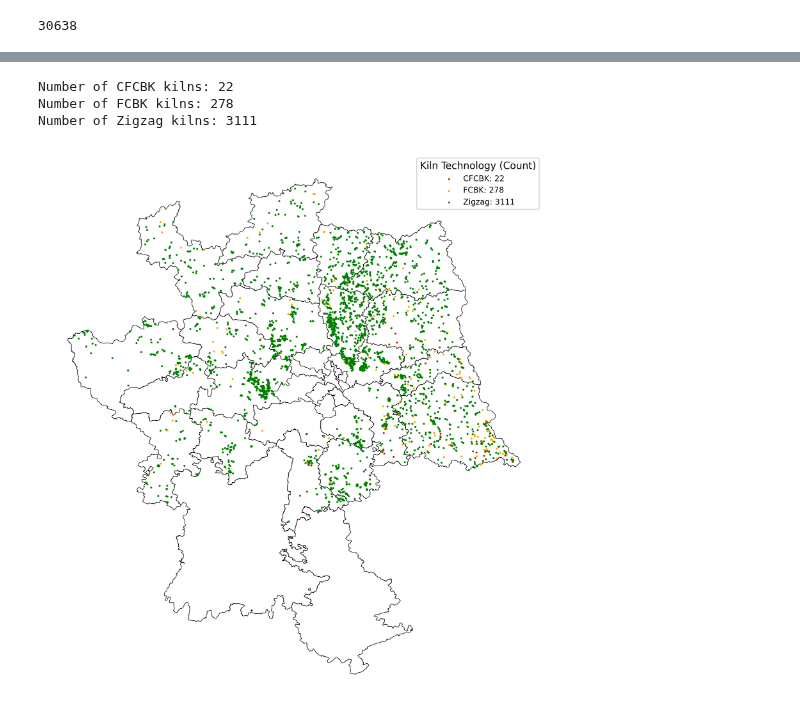
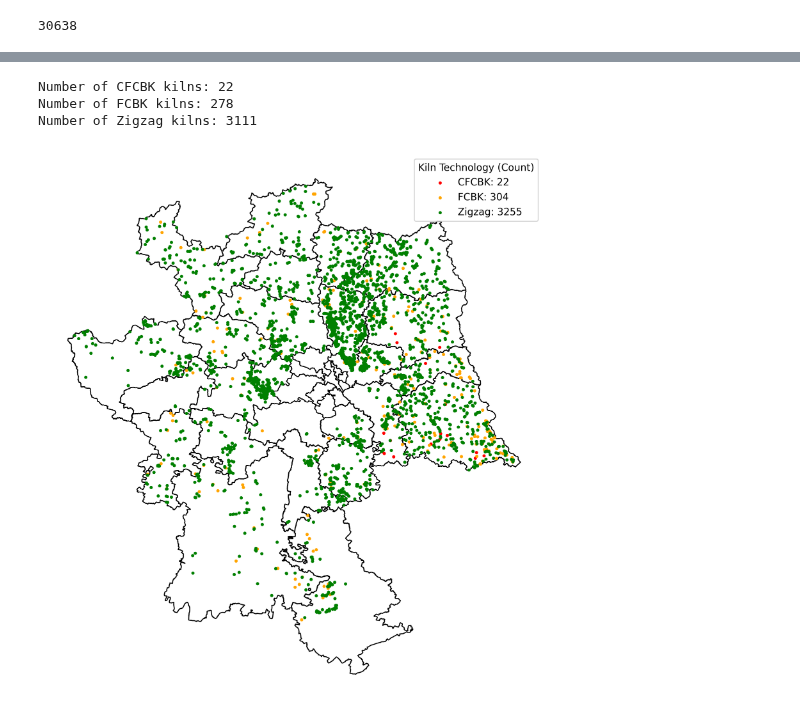
Before and after one commit to rishabh-mondal/ijcai_2025_kilns, a Jupyter notebook: notebooks/brick_kilns_plots.ipynb, the cells around one changed output, grey strips where cells are left out. Drawn from its saved outputs; the diff is of its cells as text; code cells hidden in the pictures.

```diff
--- a/notebooks/brick_kilns_plots.ipynb
+++ b/notebooks/brick_kilns_plots.ipynb
@@ -142,0 +161,9 @@ len(all_kilns_gdf)
+# %%
+kiln_locations_2 = []
+for state in ["alwar"]:
+    kiln_locations_2.append(gpd.read_file(f"../hand_validation_annotated/{state}/v1_potential_kiln_0_108.geojson").to_crs("EPSG:4326"))
+
+
+kiln_locations
+all_kilns_gdf_2 = pd.concat(kiln_locations_2, ignore_index=True)
+all_kilns_gdf_2.head(2)
@@ -142,0 +175,9 @@ len(all_kilns_gdf)
+# %%
+kiln_locations_3 = []
+for state in ["bharatpur"]:
+    kiln_locations_3.append(gpd.read_file(f"../hand_validation_annotated/{state}/v1_potential_kiln_0_99.geojson").to_crs("EPSG:4326"))
+
+
+kiln_locations_3
+all_kilns_gdf_3 = pd.concat(kiln_locations_3, ignore_index=True)
+all_kilns_gdf_3.head(2)
@@ -143,3 +189,5 @@ len(all_kilns_gdf)
 # %%
 ncr_kilns_gdf = gpd.sjoin(all_kilns_gdf, ncr_df, how="inner")
 ncr_kilns_gdf.head()
+ncr_kilns_gdf_2 = gpd.sjoin(all_kilns_gdf_2, ncr_df, how="inner")
+ncr_kilns_gdf_3 = gpd.sjoin(all_kilns_gdf_3, ncr_df, how="inner")
@@ -275,38 +368,62 @@ ncr_kilns_gdf = gpd.sjoin(all_kilns_gdf, ncr_df, how="inner")
 CFCBK_kilns = ncr_kilns_gdf[ncr_kilns_gdf["class_name"] == "CFCBK"]
 FCBK_kilns = ncr_kilns_gdf[ncr_kilns_gdf["class_name"] == "FCBK"]
 Zigzag_kilns = ncr_kilns_gdf[ncr_kilns_gdf["class_name"] == "Zigzag"]
+CFCBK_kilns_2 = ncr_kilns_gdf_2[ncr_kilns_gdf_2["class_name"] == "CFCBK"]
+FCBK_kilns_2 = ncr_kilns_gdf_2[ncr_kilns_gdf_2["class_name"] == "FCBK"]
+Zigzag_kilns_2 = ncr_kilns_gdf_2[ncr_kilns_gdf_2["class_name"] == "Zigzag"]
+CFCBK_kilns_3 = ncr_kilns_gdf_3[ncr_kilns_gdf_3["class_name"] == "CFCBK"]
+FCBK_kilns_3 = ncr_kilns_gdf_3[ncr_kilns_gdf_3["class_name"] == "FCBK"]
+Zigzag_kilns_3 = ncr_kilns_gdf_3[ncr_kilns_gdf_3["class_name"] == "Zigzag"]
+
 
 num_CFCBK = len(CFCBK_kilns)
 num_FCBK = len(FCBK_kilns)
 num_Zigzag = len(Zigzag_kilns)
+num_CFCBK_2 = len(CFCBK_kilns_2)
+num_FCBK_2 = len(FCBK_kilns_2)
+num_Zigzag_2 = len(Zigzag_kilns_2)
+num_CFCBK_3 = len(CFCBK_kilns_3)
+num_FCBK_3 = len(FCBK_kilns_3)
+num_Zigzag_3 = len(Zigzag_kilns_3)
+total_fcbk = num_FCBK + num_FCBK_2 + num_FCBK_3
+total_cfbck = num_CFCBK + num_CFCBK_2 + num_CFCBK_3
+total_zigzag = num_Zigzag + num_Zigzag_2 + num_Zigzag_3
+total_kilns = total_fcbk + total_cfbck + total_zigzag
 
 # Print counts for confirmation
 print(f"Number of CFCBK kilns: {num_CFCBK}")
 print(f"Number of FCBK kilns: {num_FCBK}")
 print(f"Number of Zigzag kilns: {num_Zigzag}")
 
 # Plot
 fig, ax = plt.subplots(dpi=300, figsize=(10, 10))
-ncr_df.plot(ax=ax, color="none", edgecolor="black", linewidth=0.5)
+ncr_df.plot(ax=ax, color="none", edgecolor="black", linewidth=1)
 
 # Scatter plot for each kiln type with counts in the legend
-scatter_CFCBK = ax.scatter(CFCBK_kilns.center_lon, CFCBK_kilns.center_lat, s=1, color='red', label=f"CFCBK: {num_CFCBK}")
-scatter_FCBK = ax.scatter(FCBK_kilns.center_lon, FCBK_kilns.center_lat, s=1, color='orange', label=f"FCBK: {num_FCBK}")
-scatter_Zigzag = ax.scatter(Zigzag_kilns.center_lon, Zigzag_kilns.center_lat, s=1, color='green', label=f"Zigzag: {num_Zigzag}")
+scatter_CFCBK = ax.scatter(CFCBK_kilns.center_lon, CFCBK_kilns.center_lat, s=5, color='red', label=f"CFCBK: {total_cfbck}")
+scatter_FCBK = ax.scatter(FCBK_kilns.center_lon, FCBK_kilns.center_lat, s=5, color='orange', label=f"FCBK: {total_fcbk}")
+scatter_Zigzag = ax.scatter(Zigzag_kilns.center_lon, Zigzag_kilns.center_lat, s=5, color='green', label=f"Zigzag: {total_zigzag}")
+scatter_CFCBK_2 = ax.scatter(CFCBK_kilns_2.center_lon, CFCBK_kilns_2.center_lat, s=5,color='red')
+scatter_FCBK_2 = ax.scatter(FCBK_kilns_2.center_lon, FCBK_kilns_2.center_lat, s=5,color='orange')
+scatter_Zigzag_2 = ax.scatter(Zigzag_kilns_2.center_lon, Zigzag_kilns_2.center_lat, s=5,color='green')
+scatter_CFCBK_3 = ax.scatter(CFCBK_kilns_3.center_lon, CFCBK_kilns_3.center_lat, s=5,color='red')
+scatter_FCBK_3 = ax.scatter(FCBK_kilns_3.center_lon, FCBK_kilns_3.center_lat, s=5,color='orange')
+scatter_Zigzag_3 = ax.scatter(Zigzag_kilns_3.center_lon, Zigzag_kilns_3.center_lat, s=5,color='green')
+
 
 # Add legend with formatted labels
-ax.legend(title="Kiln Technology (Count)", loc="upper right", fontsize=8)
+ax.legend(title="Kiln Technology (Count)", loc="upper right", fontsize=10)
 
 # Formatting the plot
 ax.set_aspect("equal")
 ax.set_axis_off()
 
 # Save the figure
 fig.savefig("../figures/ncr_all_kilns_with_legend_counts.png", bbox_inches="tight", dpi=300)
 
 plt.show()
 # %% [output]
 Number of CFCBK kilns: 22
 Number of FCBK kilns: 278
 Number of Zigzag kilns: 3111
-[figure, old version]
+[figure, new version]
```
Also changed, not shown: parts of 8 cells of this notebook, 6 other files.
